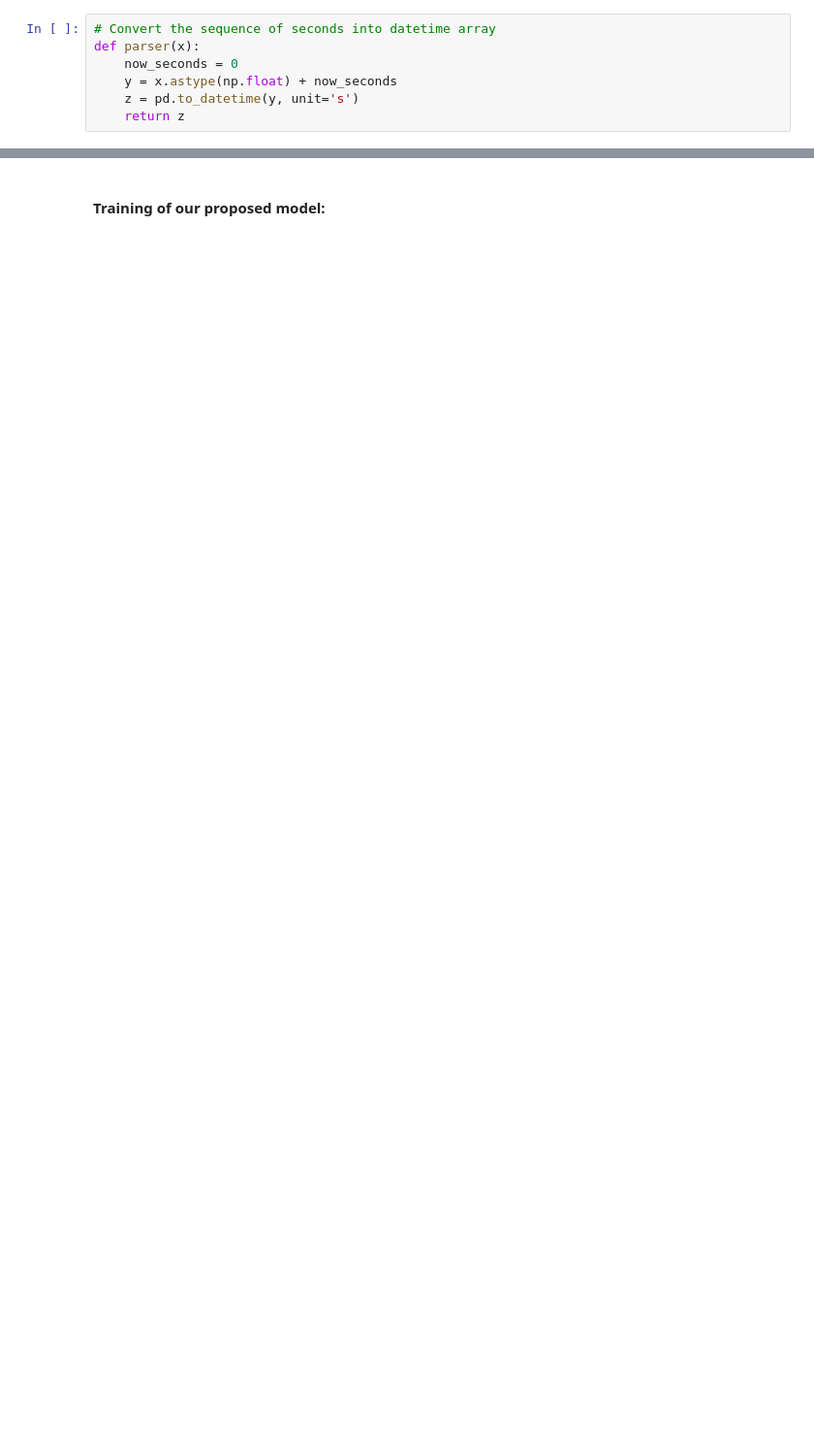
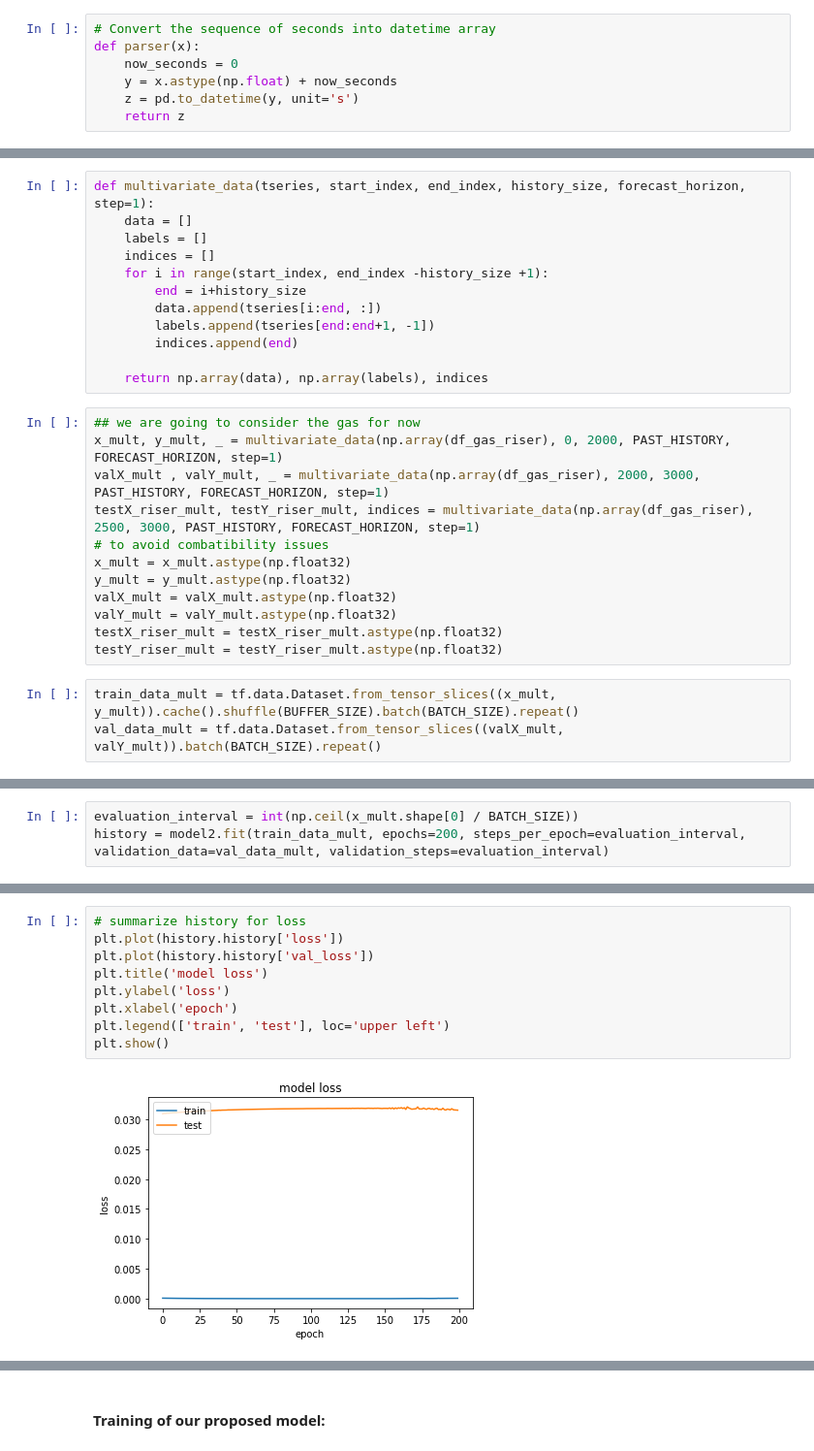
Before and after one commit to ridhaalkhabaz/DeepAR_Prophet_TCN_VFM, a Jupyter notebook: TCN_VFM .ipynb, the cells around one changed output, grey strips where cells are left out. Shown at 97% size. Saved outputs shown, nothing was run; the diff lists cells and outputs as text; blank space fills up the shorter version.

```diff
--- a/TCN_VFM .ipynb
+++ b/TCN_VFM .ipynb
@@ -132,0 +232,27 @@ def get_xy_kfolds(split_index=[0.5, 0.6, 0.7, 0.8, 0.9], timesteps=1000):
+# %%
+def multivariate_data(tseries, start_index, end_index, history_size, forecast_horizon, step=1):
+    data = []
+    labels = []
+    indices = []
+    for i in range(start_index, end_index -history_size +1):
+        end = i+history_size
+        data.append(tseries[i:end, :])
+        labels.append(tseries[end:end+1, -1])
+        indices.append(end)
+
+    return np.array(data), np.array(labels), indices
+# %%
+## we are going to consider the gas for now
+x_mult, y_mult, _ = multivariate_data(np.array(df_gas_riser), 0, 2000, PAST_HISTORY, FORECAST_HORIZON, step=1)
+valX_mult , valY_mult, _ = multivariate_data(np.array(df_gas_riser), 2000, 3000, PAST_HISTORY, FORECAST_HORIZON, step=1)
+testX_riser_mult, testY_riser_mult, indices = multivariate_data(np.array(df_gas_riser), 2500, 3000, PAST_HISTORY, FORECAST_HORIZON, step=1)
+# to avoid combatibility issues
+x_mult = x_mult.astype(np.float32)
+y_mult = y_mult.astype(np.float32)
+valX_mult = valX_mult.astype(np.float32)
+valY_mult = valY_mult.astype(np.float32)
+testX_riser_mult = testX_riser_mult.astype(np.float32)
+testY_riser_mult = testY_riser_mult.astype(np.float32)
+# %%
+train_data_mult = tf.data.Dataset.from_tensor_slices((x_mult, y_mult)).cache().shuffle(BUFFER_SIZE).batch(BATCH_SIZE).repeat()
+val_data_mult = tf.data.Dataset.from_tensor_slices((valX_mult, valY_mult)).batch(BATCH_SIZE).repeat()
@@ -132,0 +261,3 @@ def get_xy_kfolds(split_index=[0.5, 0.6, 0.7, 0.8, 0.9], timesteps=1000):
+# %%
+evaluation_interval = int(np.ceil(x_mult.shape[0] / BATCH_SIZE))
+history = model2.fit(train_data_mult, epochs=200, steps_per_epoch=evaluation_interval, validation_data=val_data_mult, validation_steps=evaluation_interval)
@@ -132,0 +292,11 @@ def get_xy_kfolds(split_index=[0.5, 0.6, 0.7, 0.8, 0.9], timesteps=1000):
+# %%
+# summarize history for loss
+plt.plot(history.history['loss'])
+plt.plot(history.history['val_loss'])
+plt.title('model loss')
+plt.ylabel('loss')
+plt.xlabel('epoch')
+plt.legend(['train', 'test'], loc='upper left')
+plt.show()
+# %% [output]
+[figure, added]
```
Also changed, not shown: parts of 69 cells of this notebook.
